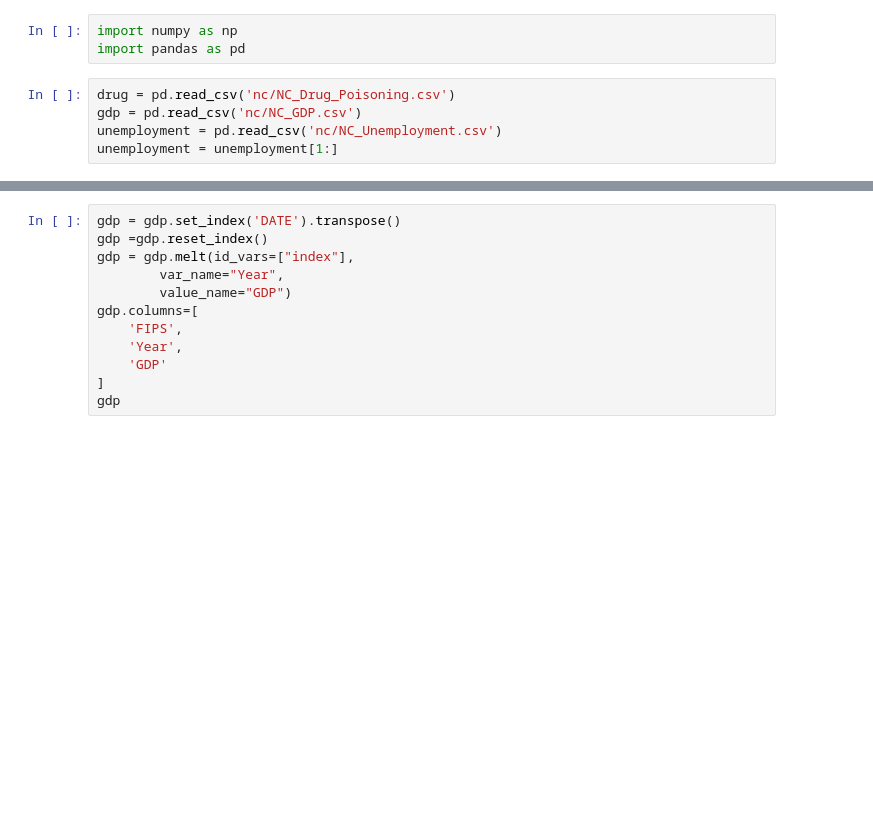
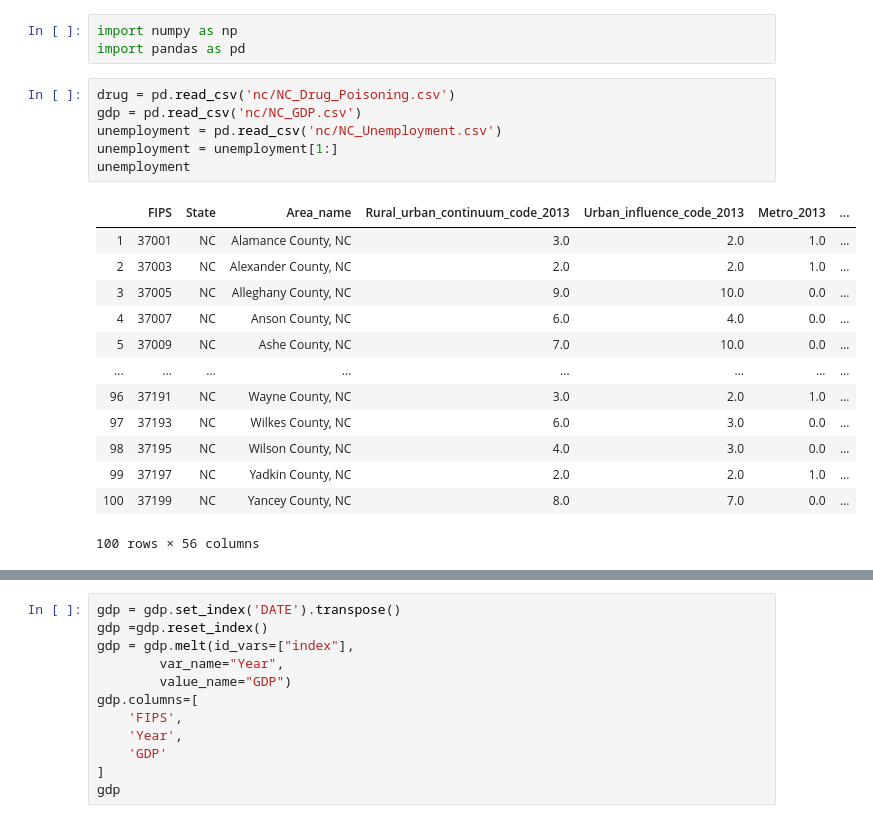
Before and after one commit to calebsanfo/CS216-Final, a Jupyter notebook: analysis.ipynb, the cells around one changed output, grey strips where cells are left out. Drawn from its saved outputs; the diff is of its cells as text; blank space fills up the shorter version.

```diff
--- a/analysis.ipynb
+++ b/analysis.ipynb
@@ -4,5 +4,20 @@ import pandas as pd
 # %%
 drug = pd.read_csv('nc/NC_Drug_Poisoning.csv')
 gdp = pd.read_csv('nc/NC_GDP.csv')
 unemployment = pd.read_csv('nc/NC_Unemployment.csv')
 unemployment = unemployment[1:]
+unemployment
+# %% [output]
+|  | FIPS | State | Area_name | Rural_urban_continuum_code_2013 | Urban_influence_code_2013 | Metro_2013 | ... |
+| 1 | 37001 | NC | Alamance County, NC | 3.0 | 2.0 | 1.0 | ... |
+| 2 | 37003 | NC | Alexander County, NC | 2.0 | 2.0 | 1.0 | ... |
+| 3 | 37005 | NC | Alleghany County, NC | 9.0 | 10.0 | 0.0 | ... |
+| 4 | 37007 | NC | Anson County, NC | 6.0 | 4.0 | 0.0 | ... |
+| 5 | 37009 | NC | Ashe County, NC | 7.0 | 10.0 | 0.0 | ... |
+| ... | ... | ... | ... | ... | ... | ... | ... |
+| 96 | 37191 | NC | Wayne County, NC | 3.0 | 2.0 | 1.0 | ... |
+| 97 | 37193 | NC | Wilkes County, NC | 6.0 | 3.0 | 0.0 | ... |
+| 98 | 37195 | NC | Wilson County, NC | 4.0 | 3.0 | 0.0 | ... |
+| 99 | 37197 | NC | Yadkin County, NC | 2.0 | 2.0 | 1.0 | ... |
+| 100 | 37199 | NC | Yancey County, NC | 8.0 | 7.0 | 0.0 | ... |
+100 rows × 56 columns
```
Also changed, not shown: parts of 8 cells of this notebook.
